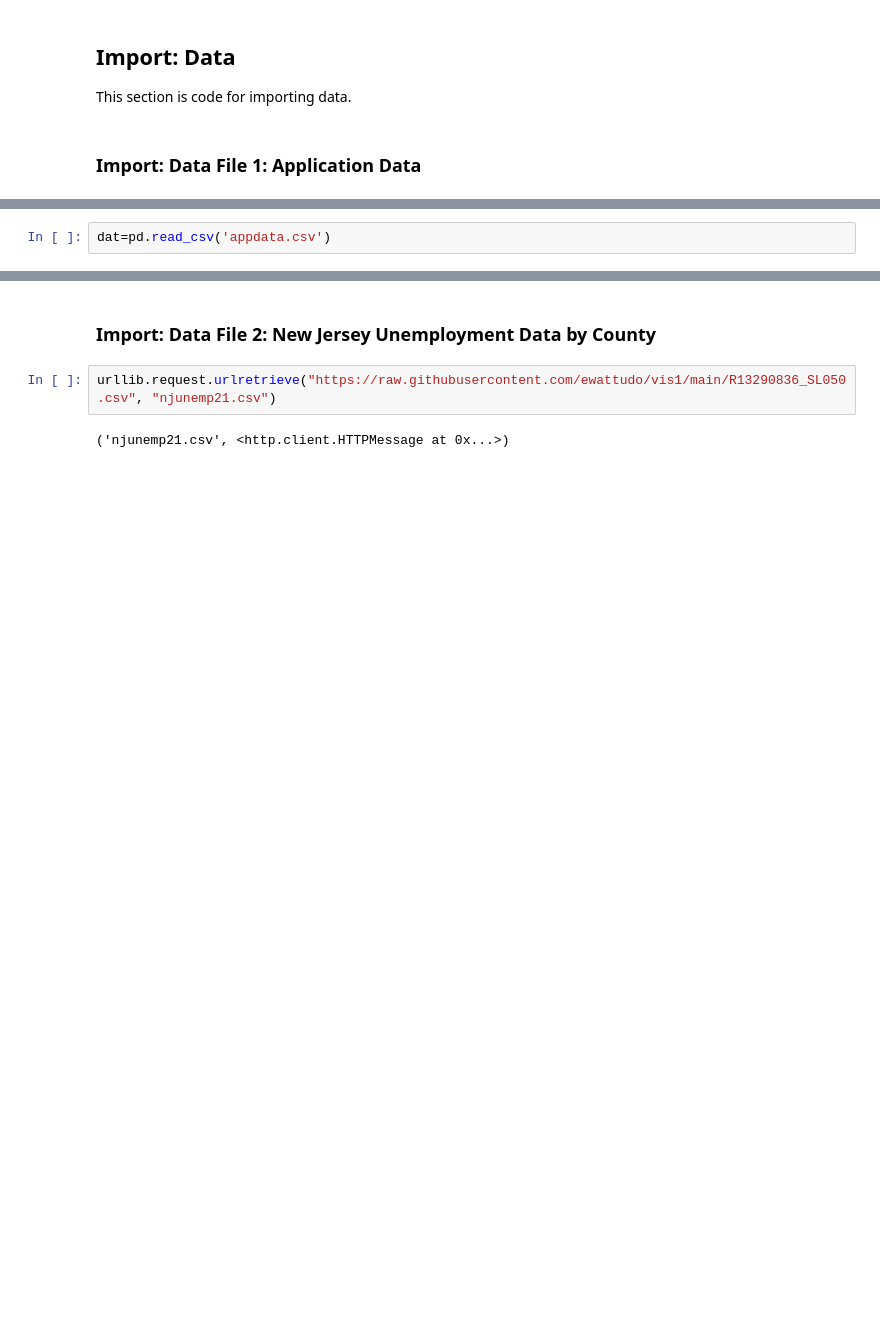
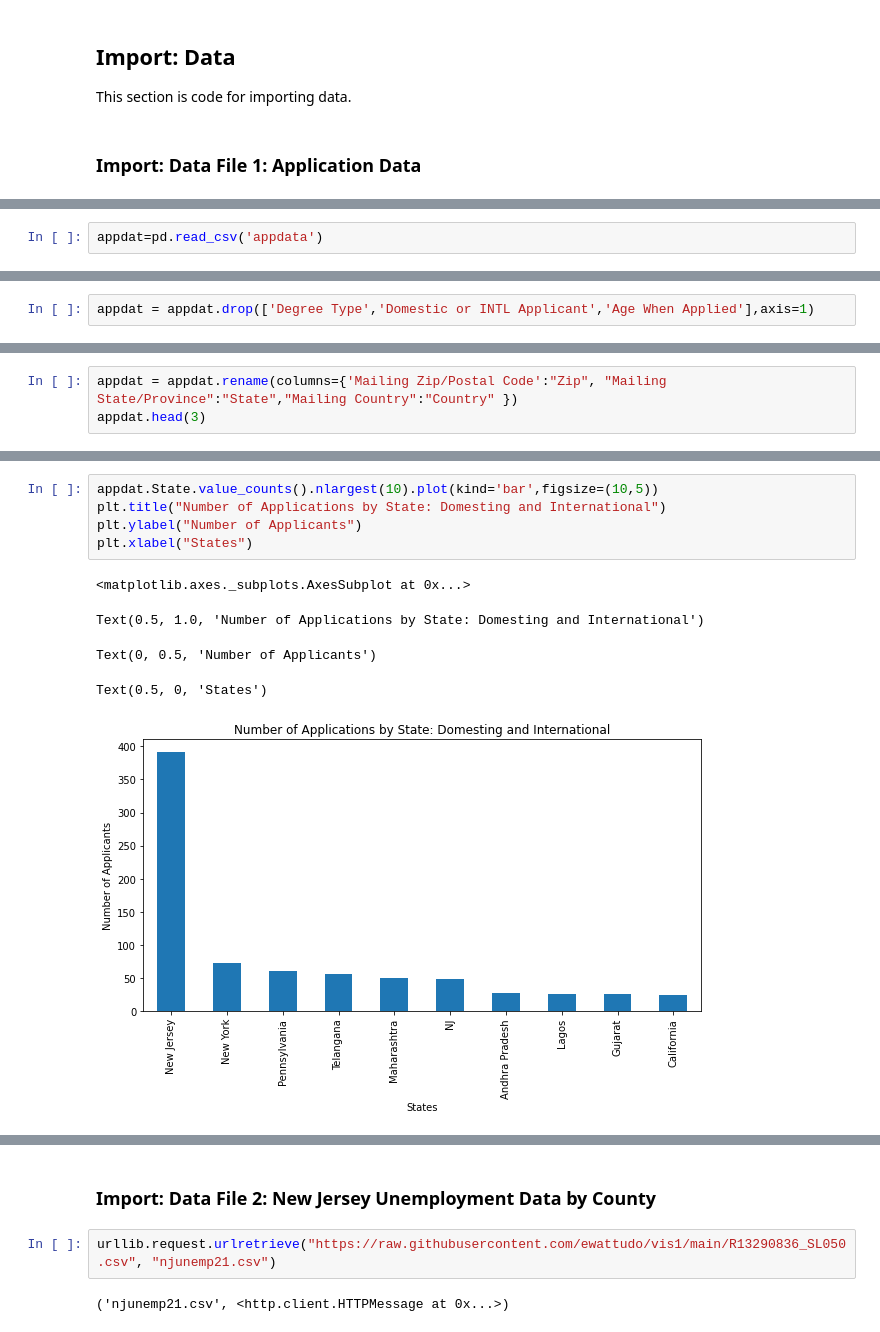
Before and after one commit to theaok/vis-sp23-ewattudo, a Jupyter notebook: ps2_pynb.ipynb, the cells around one changed output, grey strips where cells are left out. Drawn from its saved outputs; the diff is of its cells as text; blank space fills up the shorter version.

Commit message:
Cleaned appdata

```diff
--- a/ps2_pynb.ipynb
+++ b/ps2_pynb.ipynb
@@ -74,3 +74,3 @@ os.listdir() #compare to clicking on the left the folder icon #dir
 # %%
-dat=pd.read_csv('appdata.csv')
+appdat=pd.read_csv('appdata')
 # %%
@@ -92,0 +113,2 @@ dat.head(3)
+# %%
+appdat = appdat.drop(['Degree Type','Domestic or INTL Applicant','Age When Applied'],axis=1)
@@ -92,0 +122,3 @@ dat.head(3)
+# %%
+appdat = appdat.rename(columns={'Mailing Zip/Postal Code':"Zip", "Mailing State/Province":"State","Mailing Country":"Country" })
+appdat.head(3)
@@ -92,0 +150,11 @@ dat.head(3)
+# %%
+appdat.State.value_counts().nlargest(10).plot(kind='bar',figsize=(10,5))
+plt.title("Number of Applications by State: Domesting and International")
+plt.ylabel("Number of Applicants")
+plt.xlabel("States")
+# %% [output]
+<matplotlib.axes._subplots.AxesSubplot at 0x...>
+Text(0.5, 1.0, 'Number of Applications by State: Domesting and International')
+Text(0, 0.5, 'Number of Applicants')
+Text(0.5, 0, 'States')
+[figure, added]
```
Also changed, not shown: parts of 22 cells of this notebook.
